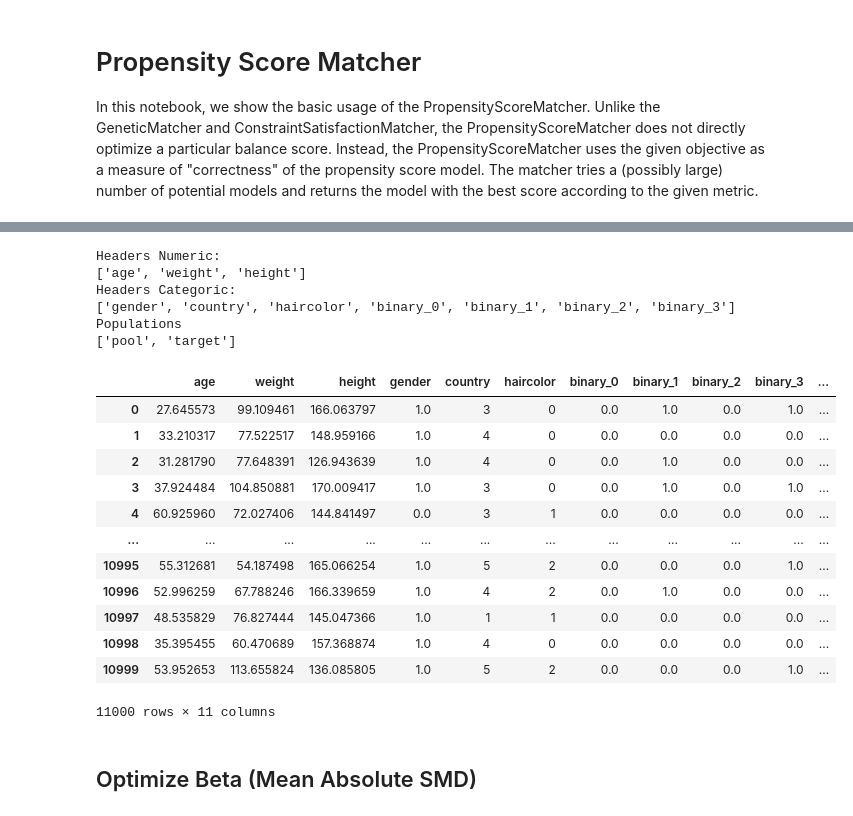
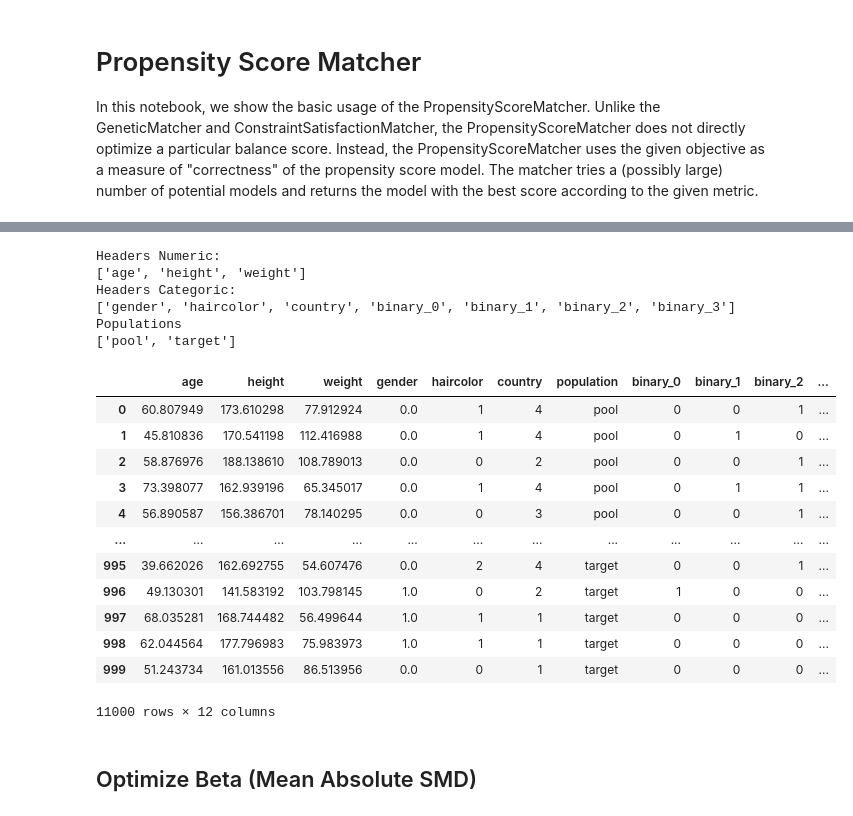
Before and after one commit to Bayer-Group/pybalance, a Jupyter notebook: sphinx/demos/ps_matcher.ipynb, the cells around one changed output, grey strips where cells are left out. Drawn from its saved outputs; the diff is of its cells as text; code cells hidden in the pictures.

```diff
--- a/sphinx/demos/ps_matcher.ipynb
+++ b/sphinx/demos/ps_matcher.ipynb
@@ -24,26 +24,26 @@ INFO [__init__.py:15] Loaded pybalance version 0.1.0.
 # %%
-m = load_toy_data()
+m = generate_toy_dataset(n_pool=10000, n_target=1000, seed=123)
 m
 # %% [output]
 Headers Numeric:
-['age', 'weight', 'height']
+['age', 'height', 'weight']
 Headers Categoric:
-['gender', 'country', 'haircolor', 'binary_0', 'binary_1', 'binary_2', 'binary_3']
+['gender', 'haircolor', 'country', 'binary_0', 'binary_1', 'binary_2', 'binary_3']
 Populations
 ['pool', 'target']
-|  | age | weight | height | gender | country | haircolor | binary_0 | binary_1 | binary_2 | binary_3 | ... |
-| 0 | 27.645573 | 99.109461 | 166.063797 | 1.0 | 3 | 0 | 0.0 | 1.0 | 0.0 | 1.0 | ... |
-| 1 | 33.210317 | 77.522517 | 148.959166 | 1.0 | 4 | 0 | 0.0 | 0.0 | 0.0 | 0.0 | ... |
-| 2 | 31.281790 | 77.648391 | 126.943639 | 1.0 | 4 | 0 | 0.0 | 1.0 | 0.0 | 0.0 | ... |
-| 3 | 37.924484 | 104.850881 | 170.009417 | 1.0 | 3 | 0 | 0.0 | 1.0 | 0.0 | 1.0 | ... |
-| 4 | 60.925960 | 72.027406 | 144.841497 | 0.0 | 3 | 1 | 0.0 | 0.0 | 0.0 | 0.0 | ... |
+|  | age | height | weight | gender | haircolor | country | population | binary_0 | binary_1 | binary_2 | ... |
+| 0 | 60.807949 | 173.610298 | 77.912924 | 0.0 | 1 | 4 | pool | 0 | 0 | 1 | ... |
+| 1 | 45.810836 | 170.541198 | 112.416988 | 0.0 | 1 | 4 | pool | 0 | 1 | 0 | ... |
+| 2 | 58.876976 | 188.138610 | 108.789013 | 0.0 | 0 | 2 | pool | 0 | 0 | 1 | ... |
+| 3 | 73.398077 | 162.939196 | 65.345017 | 0.0 | 1 | 4 | pool | 0 | 1 | 1 | ... |
+| 4 | 56.890587 | 156.386701 | 78.140295 | 0.0 | 0 | 3 | pool | 0 | 0 | 1 | ... |
 | ... | ... | ... | ... | ... | ... | ... | ... | ... | ... | ... | ... |
-| 10995 | 55.312681 | 54.187498 | 165.066254 | 1.0 | 5 | 2 | 0.0 | 0.0 | 0.0 | 1.0 | ... |
-| 10996 | 52.996259 | 67.788246 | 166.339659 | 1.0 | 4 | 2 | 0.0 | 1.0 | 0.0 | 0.0 | ... |
-| 10997 | 48.535829 | 76.827444 | 145.047366 | 1.0 | 1 | 1 | 0.0 | 0.0 | 0.0 | 0.0 | ... |
-| 10998 | 35.395455 | 60.470689 | 157.368874 | 1.0 | 4 | 0 | 0.0 | 0.0 | 0.0 | 0.0 | ... |
-| 10999 | 53.952653 | 113.655824 | 136.085805 | 1.0 | 5 | 2 | 0.0 | 0.0 | 0.0 | 1.0 | ... |
+| 995 | 39.662026 | 162.692755 | 54.607476 | 0.0 | 2 | 4 | target | 0 | 0 | 1 | ... |
+| 996 | 49.130301 | 141.583192 | 103.798145 | 1.0 | 0 | 2 | target | 1 | 0 | 0 | ... |
+| 997 | 68.035281 | 168.744482 | 56.499644 | 1.0 | 1 | 1 | target | 0 | 0 | 0 | ... |
+| 998 | 62.044564 | 177.796983 | 75.983973 | 1.0 | 1 | 1 | target | 0 | 0 | 0 | ... |
+| 999 | 51.243734 | 161.013556 | 86.513956 | 0.0 | 0 | 1 | target | 0 | 0 | 0 | ... |
-11000 rows × 11 columns
+11000 rows × 12 columns
 # %% [markdown]
 ## Optimize Beta (Mean Absolute SMD)
 # %%
```
Also changed, not shown: parts of 4 cells of this notebook, 47 other files.
